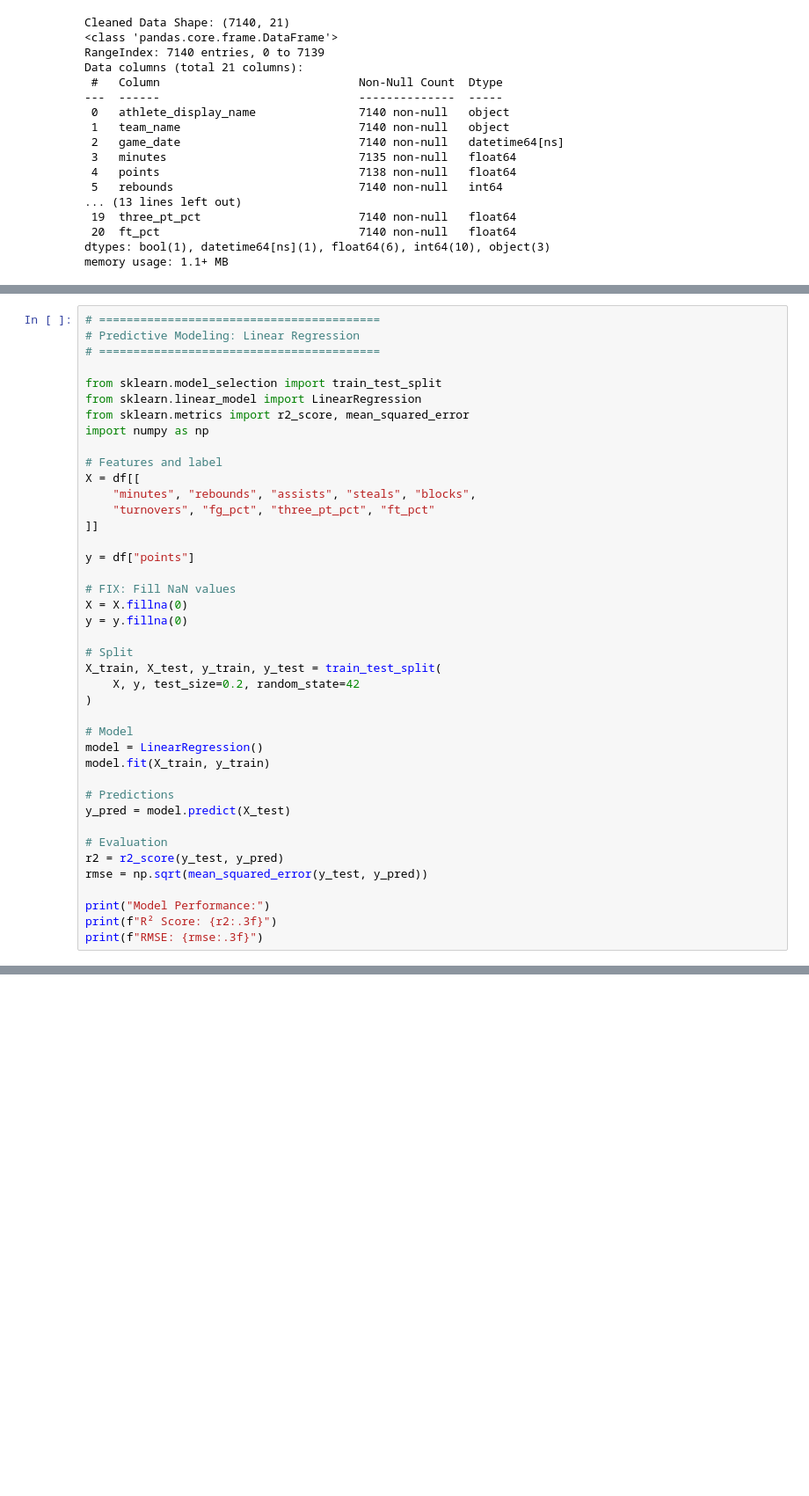
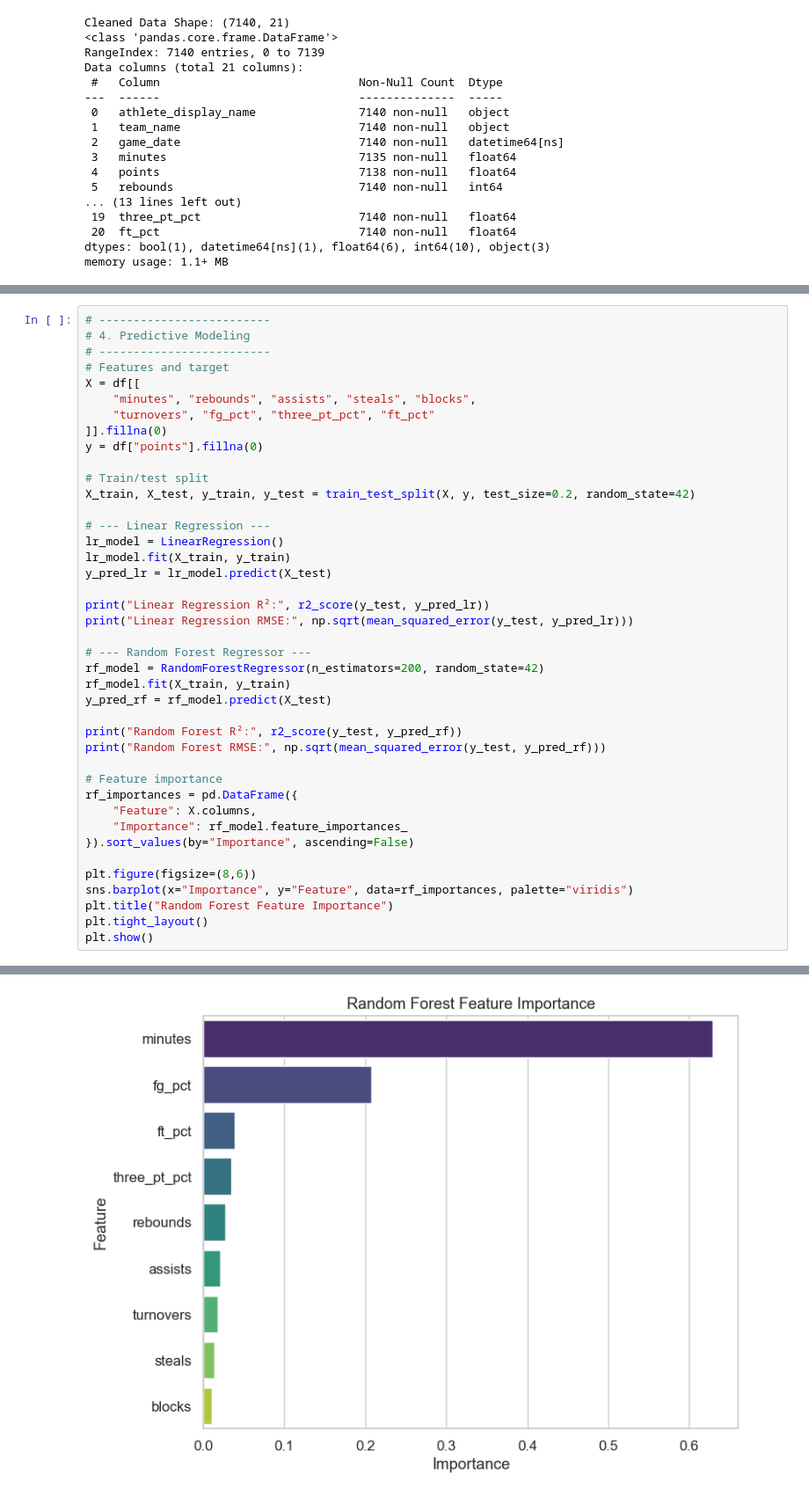
Before and after one commit to mindy0cruz/wnba-capstone, a Jupyter notebook: notebooks/wnba.ipynb, the cells around one changed output, grey strips where cells are left out. Shown at 88% size. Cells and saved outputs as stored; diff of their text form; blank space fills up the shorter version.

```diff
--- a/notebooks/wnba.ipynb
+++ b/notebooks/wnba.ipynb
@@ -155,42 +183,42 @@ plt.show()
 # %%
-# =========================================
-# Predictive Modeling: Linear Regression
-# =========================================
-
-from sklearn.model_selection import train_test_split
-from sklearn.linear_model import LinearRegression
-from sklearn.metrics import r2_score, mean_squared_error
-import numpy as np
-
-# Features and label
+# -------------------------
+# 4. Predictive Modeling
+# -------------------------
+# Features and target
 X = df[[
     "minutes", "rebounds", "assists", "steals", "blocks",
     "turnovers", "fg_pct", "three_pt_pct", "ft_pct"
-]]
+]].fillna(0)
+y = df["points"].fillna(0)
 
-y = df["points"]
+# Train/test split
+X_train, X_test, y_train, y_test = train_test_split(X, y, test_size=0.2, random_state=42)
 
-# FIX: Fill NaN values
-X = X.fillna(0)
-y = y.fillna(0)
+# --- Linear Regression ---
+lr_model = LinearRegression()
+lr_model.fit(X_train, y_train)
+y_pred_lr = lr_model.predict(X_test)
 
-# Split
-X_train, X_test, y_train, y_test = train_test_split(
-    X, y, test_size=0.2, random_state=42
-)
+print("Linear Regression R²:", r2_score(y_test, y_pred_lr))
+print("Linear Regression RMSE:", np.sqrt(mean_squared_error(y_test, y_pred_lr)))
 
-# Model
-model = LinearRegression()
-model.fit(X_train, y_train)
+# --- Random Forest Regressor ---
+rf_model = RandomForestRegressor(n_estimators=200, random_state=42)
+rf_model.fit(X_train, y_train)
+y_pred_rf = rf_model.predict(X_test)
 
-# Predictions
-y_pred = model.predict(X_test)
+print("Random Forest R²:", r2_score(y_test, y_pred_rf))
+print("Random Forest RMSE:", np.sqrt(mean_squared_error(y_test, y_pred_rf)))
 
-# Evaluation
-r2 = r2_score(y_test, y_pred)
-rmse = np.sqrt(mean_squared_error(y_test, y_pred))
+# Feature importance
+rf_importances = pd.DataFrame({
+    "Feature": X.columns,
+    "Importance": rf_model.feature_importances_
+}).sort_values(by="Importance", ascending=False)
 
-print("Model Performance:")
-print(f"R² Score: {r2:.3f}")
-print(f"RMSE: {rmse:.3f}")
+plt.figure(figsize=(8,6))
+sns.barplot(x="Importance", y="Feature", data=rf_importances, palette="viridis")
+plt.title("Random Forest Feature Importance")
+plt.tight_layout()
+plt.show()
 # %% [output]
@@ -199,0 +232 @@ RMSE: 4.045
+[figure, added]
```
Also changed, not shown: parts of 5 cells of this notebook.
